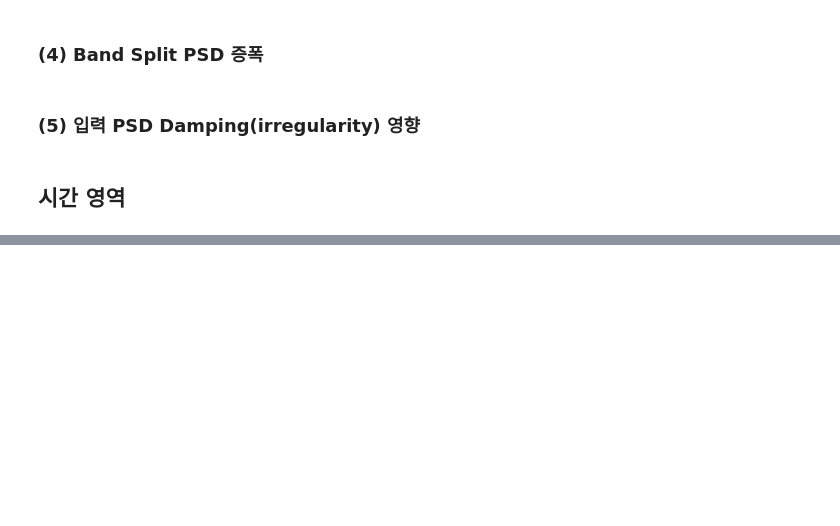
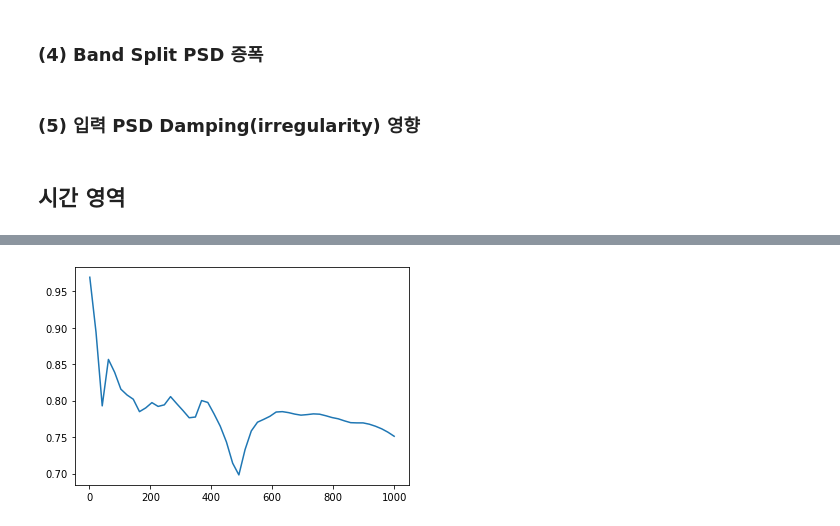
Before and after one commit to wonho13/work, a Jupyter notebook: 논문/2021/Case Study.ipynb, the cells around one changed output, grey strips where cells are left out. Saved outputs shown, nothing was run; the diff lists cells and outputs as text; code cells hidden in the pictures; blank space fills up the shorter version.

```diff
--- a/논문/2021/Case Study.ipynb
+++ b/논문/2021/Case Study.ipynb
@@ -154,0 +172,2 @@ plt.xlim(min(dfi[0]),max(dfi[1]));
+# %%
+fr = fds1/fds22;
@@ -154,0 +180,4 @@ plt.xlim(min(dfi[0]),max(dfi[1]));
+# %%
+plt.plot(freq1,fr);
+# %% [output]
+[figure, added]
```
Also changed, not shown: parts of 17 cells of this notebook, 2 other files.
